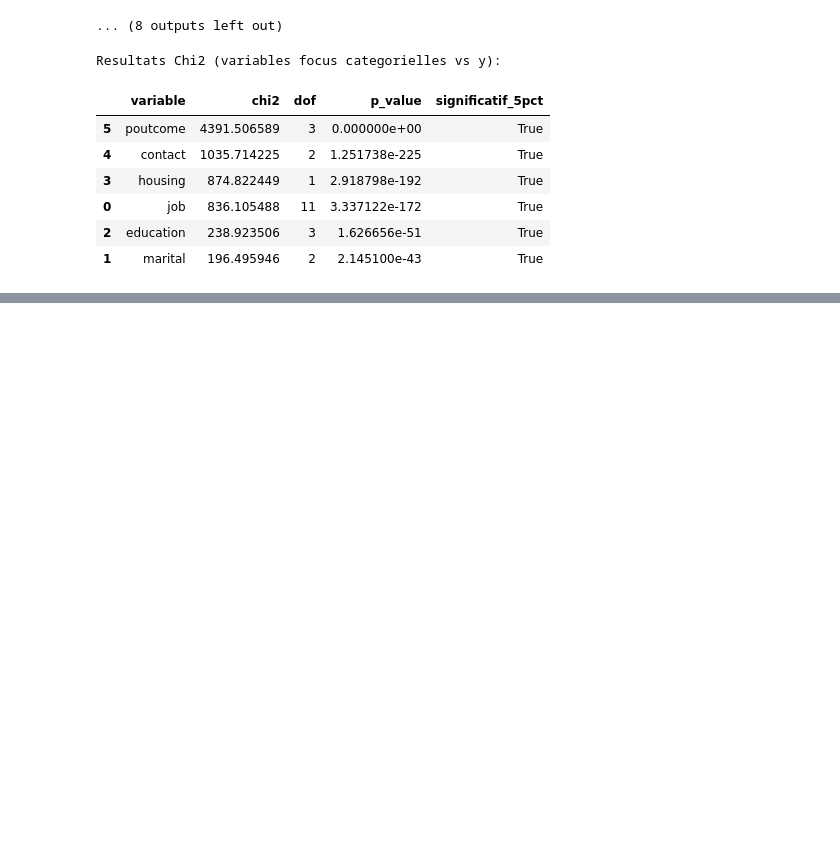
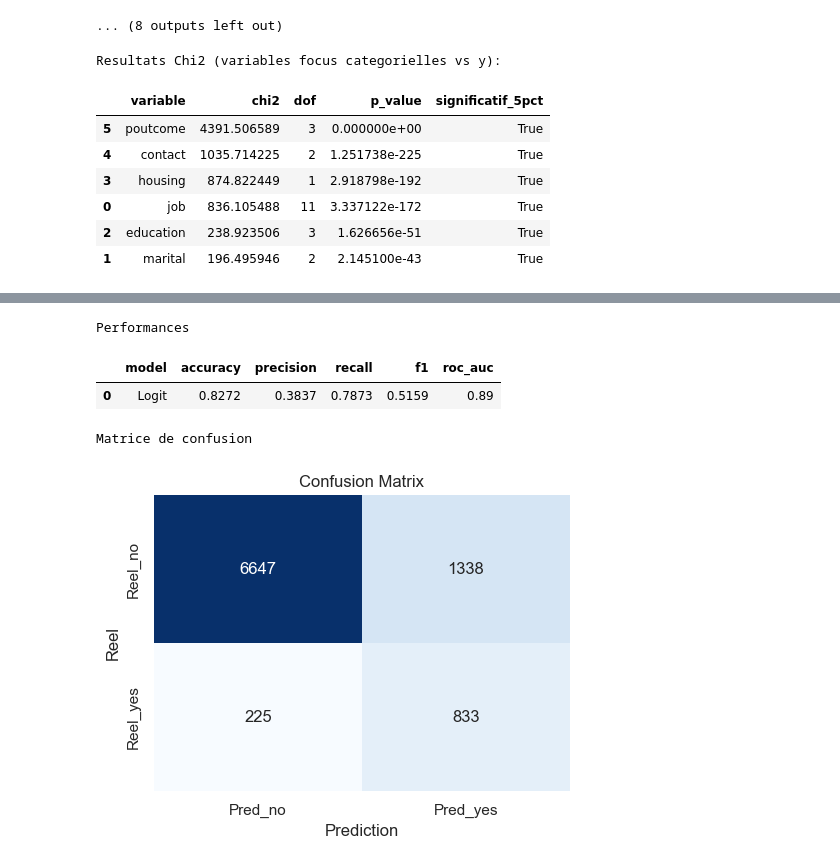
Before and after one commit to Ziwazou/UCI_Bank_Marketing_Analysis, a Jupyter notebook: Main.ipynb, the cells around one changed output, grey strips where cells are left out. Saved outputs shown, nothing was run; the diff lists cells and outputs as text; code cells hidden in the pictures; blank space fills up the shorter version.

```diff
--- a/Main.ipynb
+++ b/Main.ipynb
@@ -399,0 +488,36 @@ Resultats Chi2 (variables focus categorielles vs y):
+# %%
+cat_vars_a = selected_cat.copy()
+num_vars_a = selected_num.copy()
+
+perf_a, cm_a, coef_a = run_logistic_model(
+    data=df_model,
+    cat_vars=cat_vars_a,
+    num_vars=num_vars_a,
+    model_name="Logit"
+)
+
+print("Performances")
+display(pd.DataFrame([perf_a]))
+
+print("Matrice de confusion")
+plt.figure(figsize=(5, 4))
+sns.heatmap(
+    cm_a,
+    annot=True,
+    fmt="d",
+    cmap="Blues",
+    cbar=False,
+    xticklabels=["Pred_no", "Pred_yes"],
+    yticklabels=["Reel_no", "Reel_yes"]
+)
+plt.xlabel("Prediction")
+plt.ylabel("Reel")
+plt.title("Confusion Matrix")
+plt.tight_layout()
+plt.show()
+# %% [output]
+Performances
+|  | model | accuracy | precision | recall | f1 | roc_auc |
+| 0 | Logit | 0.8272 | 0.3837 | 0.7873 | 0.5159 | 0.89 |
+Matrice de confusion
+[figure, added]
```
Also changed, not shown: parts of 7 cells of this notebook, 2 other files.
